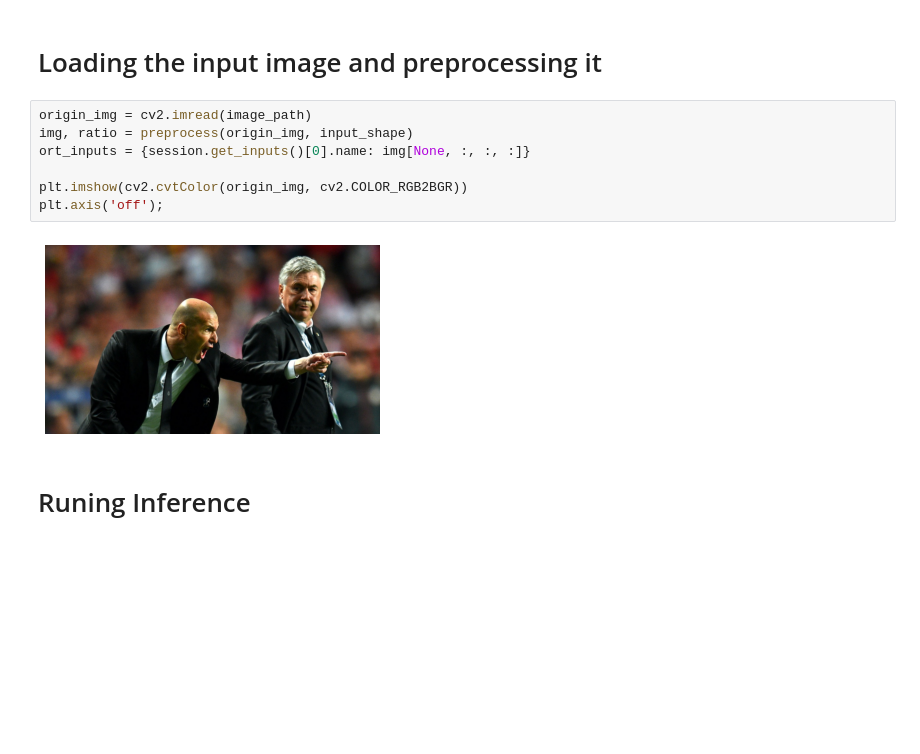
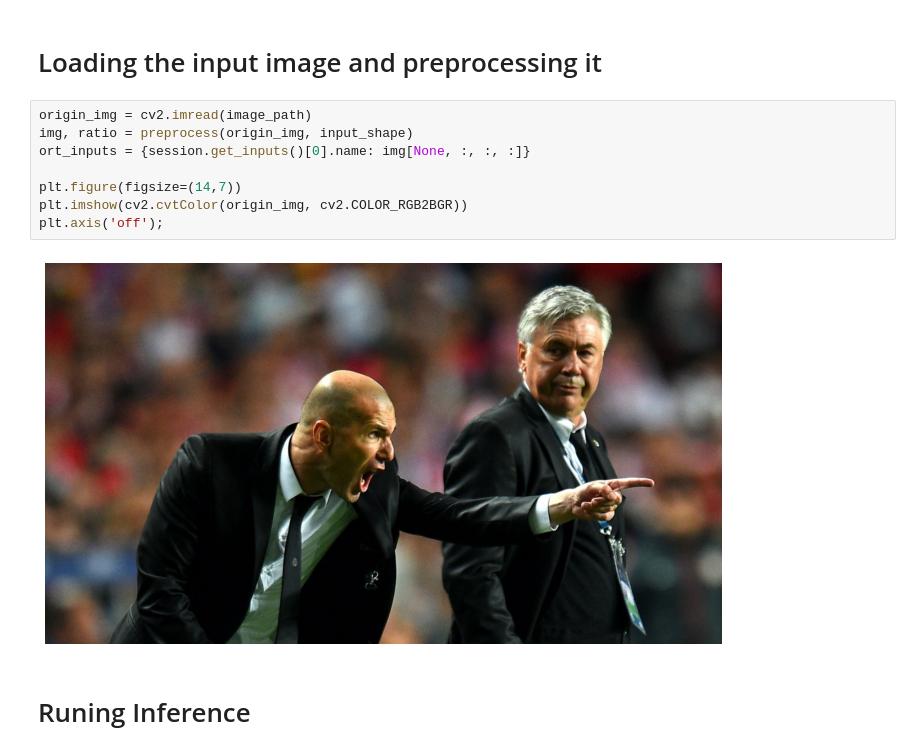
Before and after one commit to opassos/yolox_onnx_inference, a Jupyter notebook: inference.ipynb, the cells around one changed output. Drawn from its saved outputs; the diff is of its cells as text; blank space fills up the shorter version.

```diff
--- a/inference.ipynb
+++ b/inference.ipynb
@@ -27,12 +27,13 @@ session = onnxruntime.InferenceSession(model_path)
 # %%
 origin_img = cv2.imread(image_path)
 img, ratio = preprocess(origin_img, input_shape)
 ort_inputs = {session.get_inputs()[0].name: img[None, :, :, :]}
 
+plt.figure(figsize=(14,7))
 plt.imshow(cv2.cvtColor(origin_img, cv2.COLOR_RGB2BGR))
 plt.axis('off');
 # %% [output]
-[figure, old version]
+[figure, new version]
 # %% [markdown]
 # Runing Inference
 # %%
```
Also changed, not shown: parts of 1 cell of this notebook, 2 other files.
